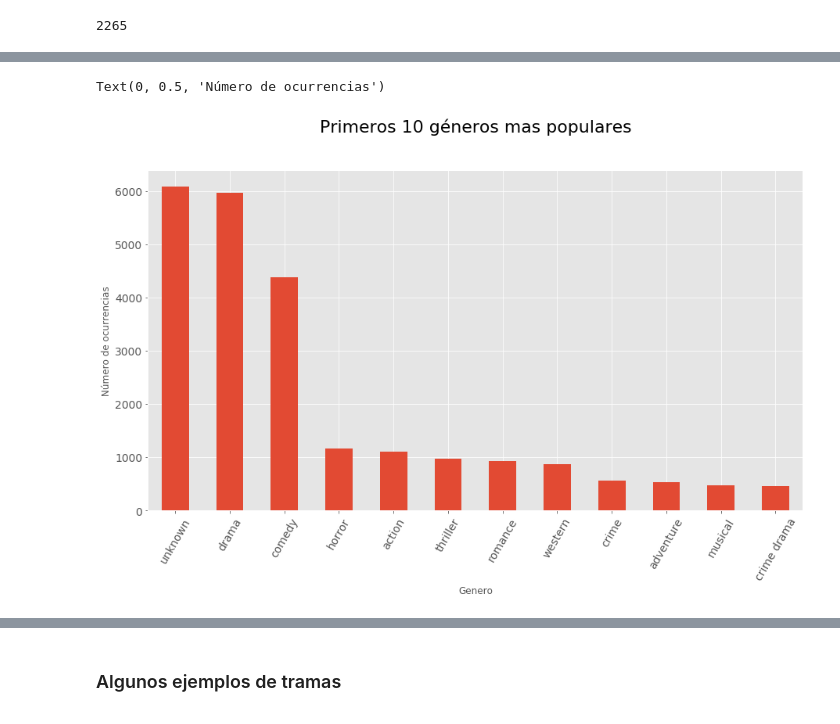
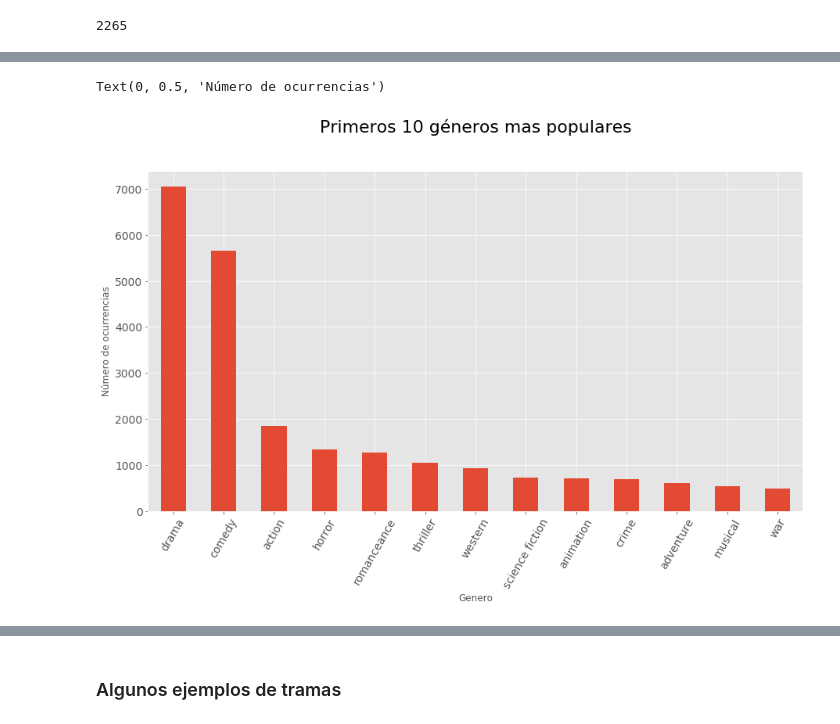
Before and after one commit to ricardoamata/Proyecto-ML, a Jupyter notebook: MoviePlots.ipynb, the cells around one changed output, grey strips where cells are left out. Drawn from its saved outputs; the diff is of its cells as text; code cells hidden in the pictures.

```diff
--- a/MoviePlots.ipynb
+++ b/MoviePlots.ipynb
@@ -14,7 +25,7 @@ plt.style.use('ggplot')
 Carga los datos (se pueden bajar de aquí: https://www.kaggle.com/jrobischon/wikipedia-movie-plots)
 # %%
 df = pd.read_csv("wiki_movie_plots_deduped.csv")
-
+df.rename(columns={'Origin/Ethnicity':'Origin'}, inplace=True) # para mayor comodidad
 df.shape
 # %% [output]
 (34886, 8)
@@ -111,9 +261,10 @@ Hay demasiados generos
 # %%
-ax = df['Genre'].value_counts().head(12).plot(kind='bar', figsize=(15,8), fontsize=14)
+GenreCorrected = df.query('GenreCorrected != "unknown"')['GenreCorrected'].value_counts()
+ax = GenreCorrected[:13].plot(kind='bar', figsize=(15,8), fontsize=14)
 ax.set_title('Primeros 10 géneros mas populares', size=22, y=1.1)
 plt.xticks(rotation=60)
 plt.xlabel('Genero')
 plt.ylabel('Número de ocurrencias')
 # %% [output]
 Text(0, 0.5, 'Número de ocurrencias')
-[figure, old version]
+[figure, new version]
```
Also changed, not shown: parts of 28 cells of this notebook, 1 other file.
